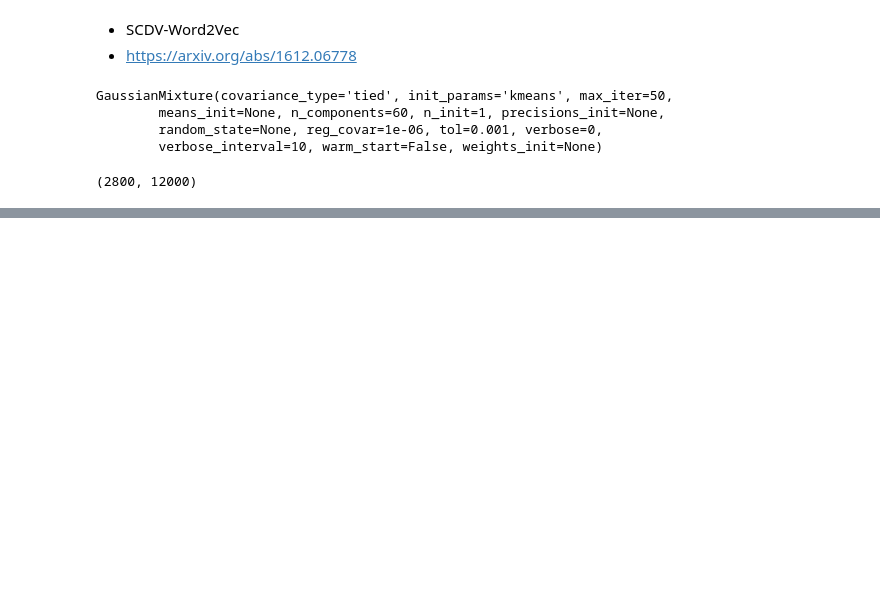
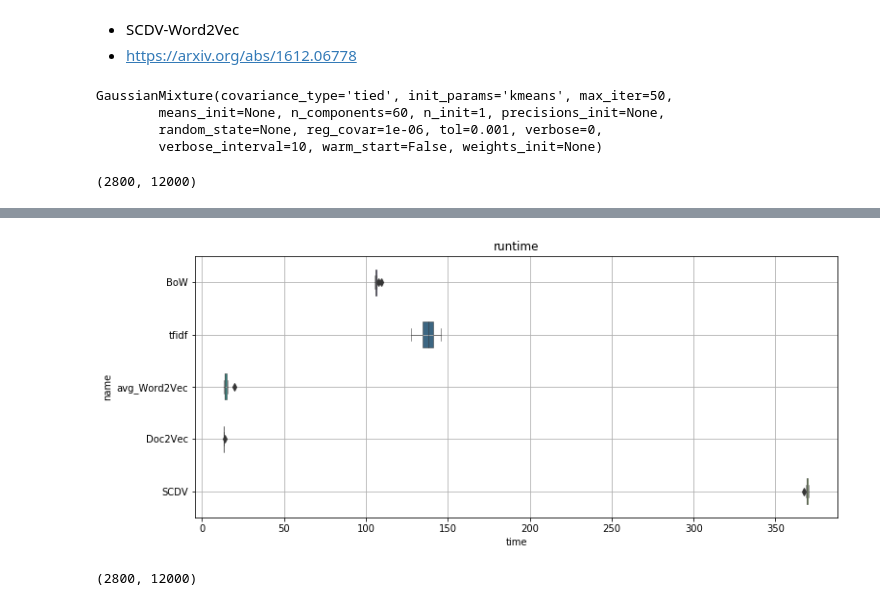
Before and after one commit to Gin04gh/datascience, a Jupyter notebook: news_corpus/scdv.ipynb, the cells around one changed output, grey strips where cells are left out. Saved outputs shown, nothing was run; the diff lists cells and outputs as text; code cells hidden in the pictures; blank space fills up the shorter version.

```diff
--- a/news_corpus/scdv.ipynb
+++ b/news_corpus/scdv.ipynb
@@ -283,0 +304,22 @@ plt.show()
+# %%
+plt.figure(figsize=(12,5))
+sns.boxplot(data=df_compare, y='name', x='time', orient='h', palette='viridis', linewidth=0.5, width=0.5)
+plt.grid()
+plt.title('runtime')
+plt.show()
+# %% [output]
+[figure, added]
+# %%
+tmp_scdvs1 = np.zeros((len(train.data), clusters_num*features_num), dtype=np.float32)
+
+for i, text in enumerate(train.data):
+    tmp = np.zeros(clusters_num*features_num, dtype=np.float32)
+    words = analyzer(text)
+    for word in words:
+        if word in word_topic_vecs:
+            tmp += word_topic_vecs[word]
+    tmp_scdvs1[i] = tmp
+
+tmp_scdvs1.shape
+# %% [output]
+(2800, 12000)
```
Also changed, not shown: parts of 19 cells of this notebook.
